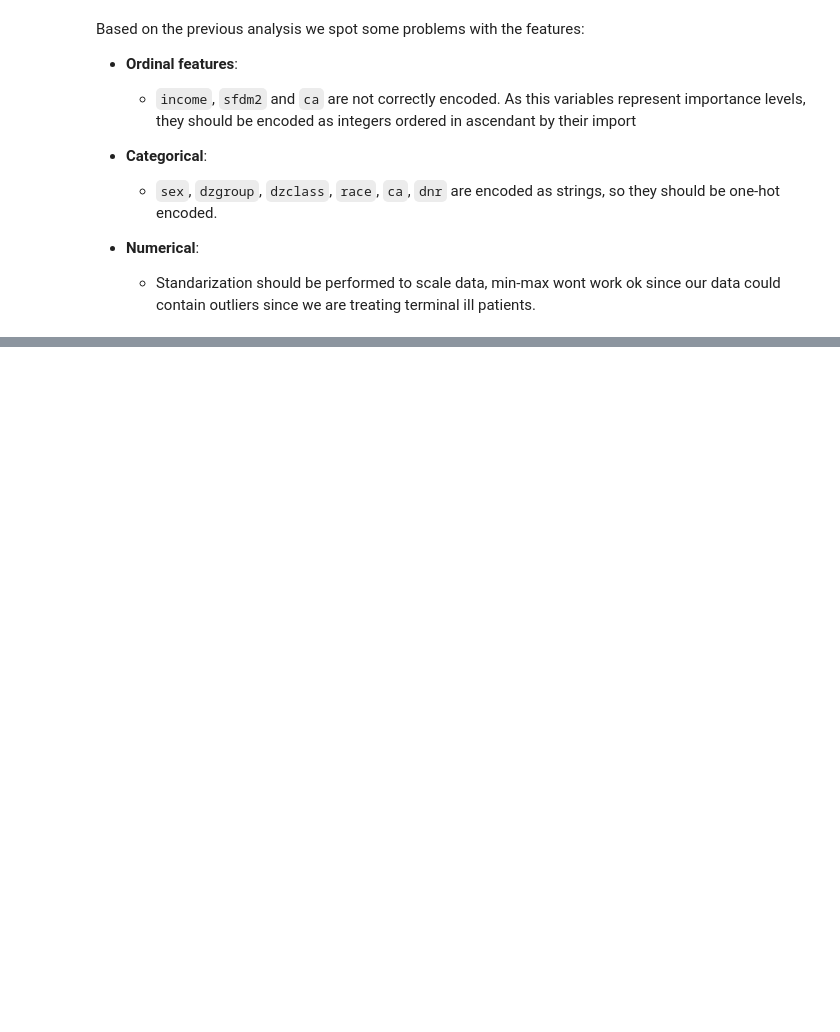
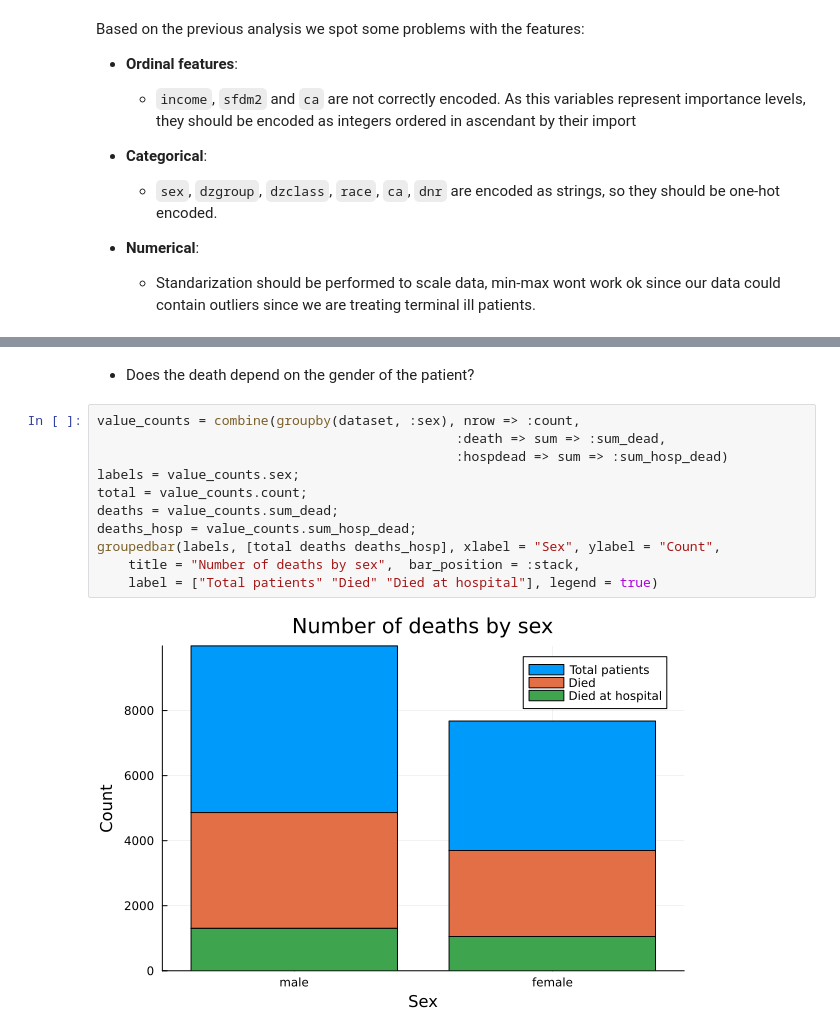
Before and after one commit to blasaraujo14/projectA_ML1, a Jupyter notebook: descriptiveAnalysis.ipynb, the cells around one changed output, grey strips where cells are left out. Saved outputs shown, nothing was run; the diff lists cells and outputs as text; blank space fills up the shorter version.

```diff
--- a/descriptiveAnalysis.ipynb
+++ b/descriptiveAnalysis.ipynb
@@ -111,0 +139,15 @@ Based on the previous analysis we spot some problems with the features:
+# %% [markdown]
+- Does the death depend on the gender of the patient?
+# %%
+value_counts = combine(groupby(dataset, :sex), nrow => :count,
+                                              :death => sum => :sum_dead,
+                                              :hospdead => sum => :sum_hosp_dead)
+labels = value_counts.sex;
+total = value_counts.count;
+deaths = value_counts.sum_dead;
+deaths_hosp = value_counts.sum_hosp_dead;
+groupedbar(labels, [total deaths deaths_hosp], xlabel = "Sex", ylabel = "Count",
+    title = "Number of deaths by sex",  bar_position = :stack,
+    label = ["Total patients" "Died" "Died at hospital"], legend = true)
+# %% [output]
+[figure, added]
```
Also changed, not shown: parts of 11 cells of this notebook.
